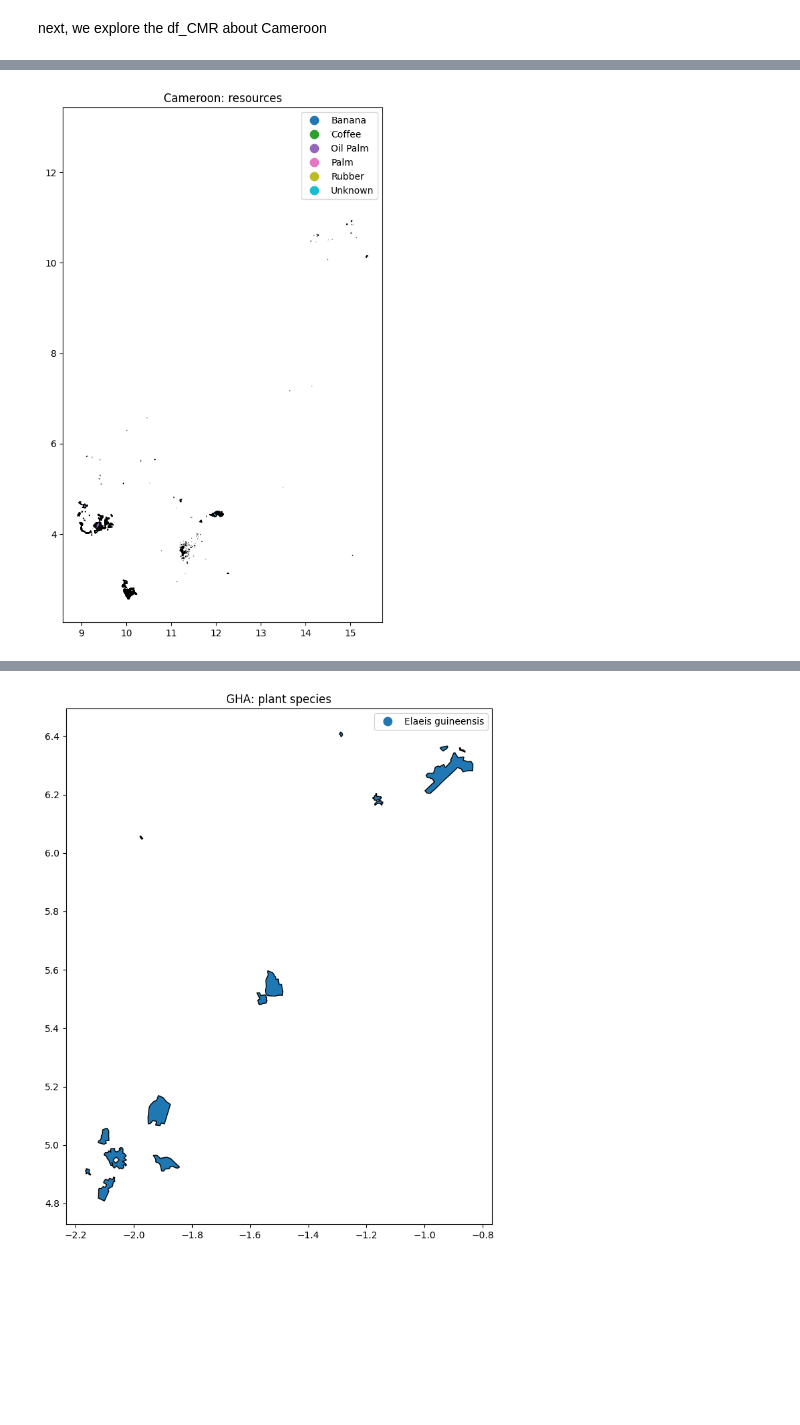
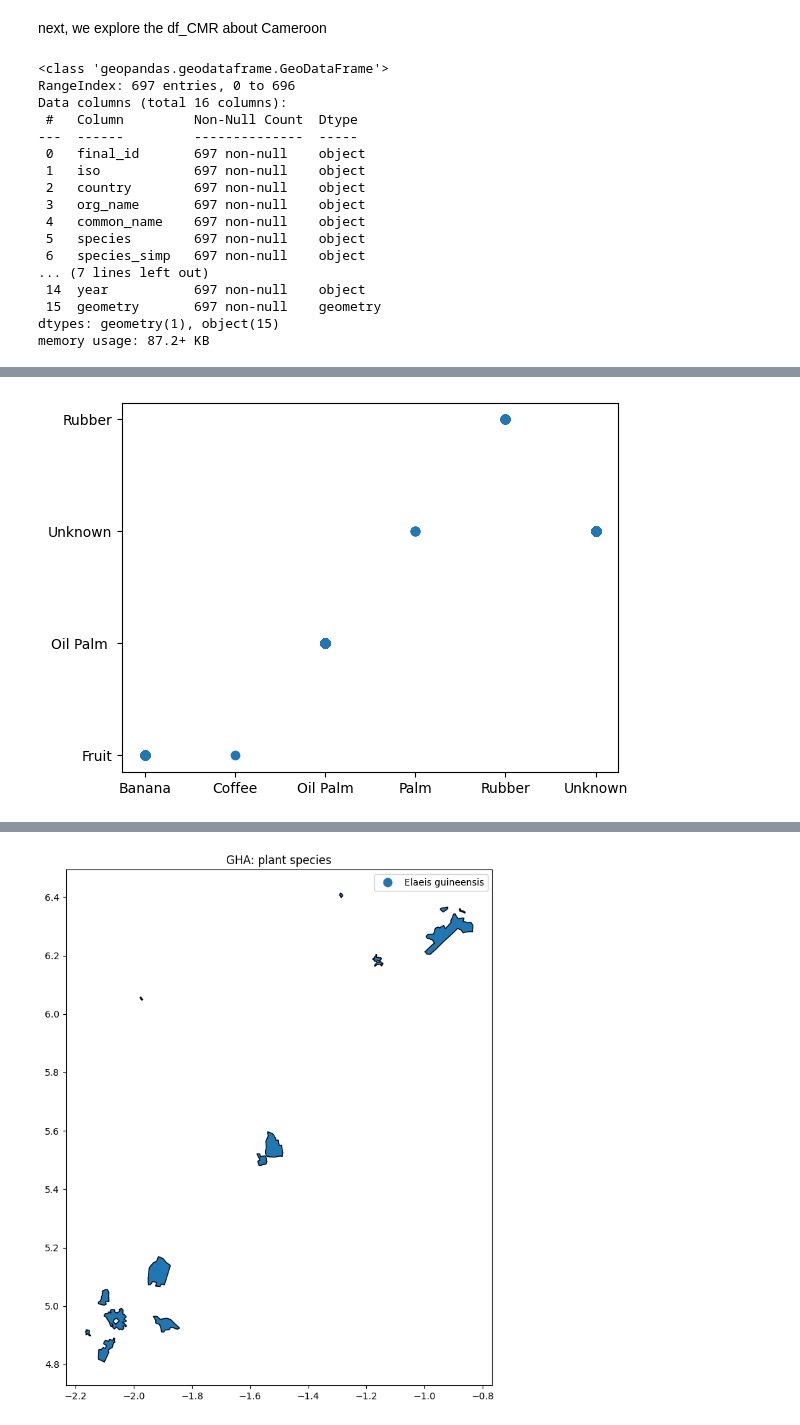
Before and after one commit to Dericko681/moja_global-outreachy_intership, a Jupyter notebook: Task 1.ipynb, the cells around one changed output, grey strips where cells are left out. Saved outputs shown, nothing was run; the diff lists cells and outputs as text; code cells hidden in the pictures; blank space fills up the shorter version.

```diff
--- a/Task 1.ipynb
+++ b/Task 1.ipynb
@@ -95,9 +95,31 @@ def get_df(url):
 # %% [markdown]
 next, we explore the df_CMR about Cameroon
 # %%
+%matplotlib inline
 CMR = get_df(r"/content/CMR_Cameroon_SDPT.json")
-CMR
-CMR.plot(column='common_name', edgecolor='black', cmap='tab10', figsize=(10, 10), legend=True)
-plt.title("Cameroon: resources")
-plt.show()
+#CMR.head()
+plt.scatter(CMR['common_name'], CMR['species_simp'])
+CMR['species_simp'].unique()
+CMR.info()
+CMR.describe(include=['object'])
+#CMR.plot(column='common_name', edgecolor='black', cmap='tab10', figsize=(10, 10), legend=True)
+#plt.title("Cameroon: resources")
+#plt.show()
 # %% [output]
+<class 'geopandas.geodataframe.GeoDataFrame'>
+RangeIndex: 697 entries, 0 to 696
+Data columns (total 16 columns):
+ #   Column         Non-Null Count  Dtype
+---  ------         --------------  -----
+ 0   final_id       697 non-null    object
+ 1   iso            697 non-null    object
+ 2   country        697 non-null    object
+ 3   org_name       697 non-null    object
+ 4   common_name    697 non-null    object
+ 5   species        697 non-null    object
+ 6   species_simp   697 non-null    object
+... (7 lines left out)
+ 14  year           697 non-null    object
+ 15  geometry       697 non-null    geometry
+dtypes: geometry(1), object(15)
+memory usage: 87.2+ KB
@@ -104 +131 @@ plt.show()
-[figure, old version]
+[figure, new version]
```
Also changed, not shown: parts of 4 cells of this notebook.
